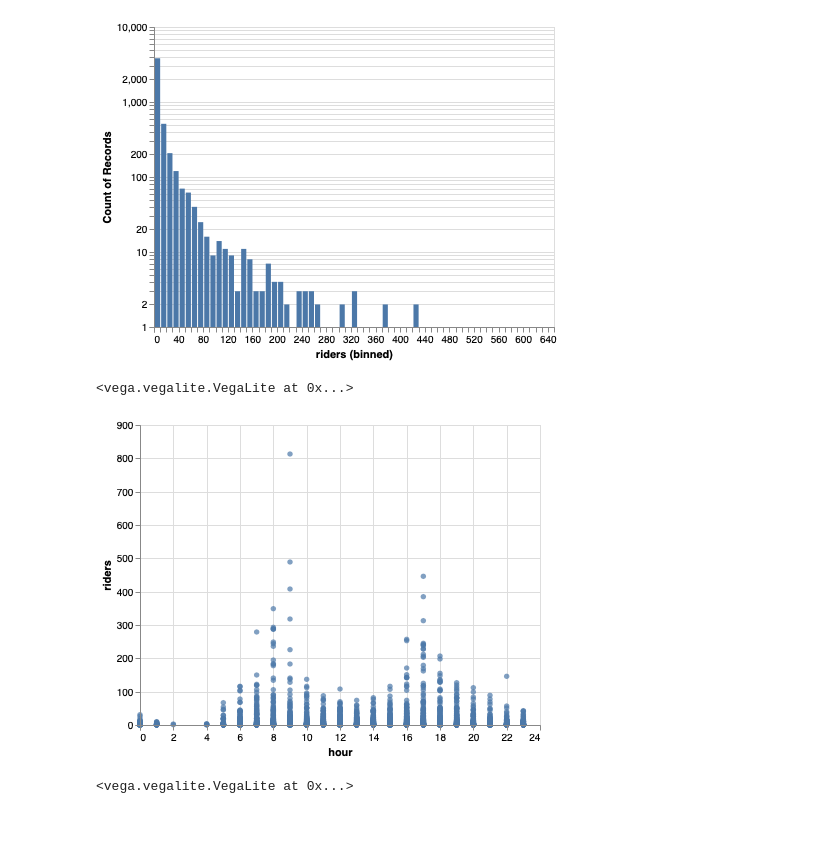
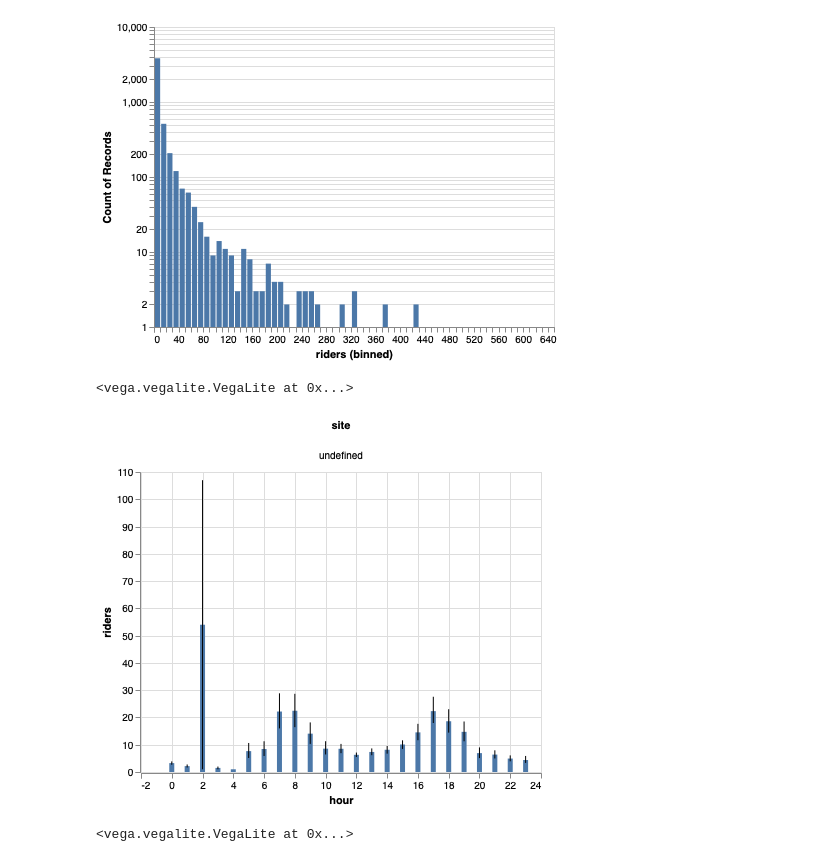
Before and after one commit to audy/bart-analysis, a Jupyter notebook: barts.ipynb, the cells around one changed output. Cells and saved outputs as stored; diff of their text form; code cells hidden in the pictures; blank space fills up the shorter version.

Commit message:
errorbars

```diff
--- a/barts.ipynb
+++ b/barts.ipynb
@@ -53,11 +53,15 @@ alt.Chart(df.sample(5000)).mark_bar().encode(
 # %% [output]
 <vega.vegalite.VegaLite at 0x...>
 [figure]
-# %%
-alt.Chart(df.sample(5000)).mark_circle().encode(x="hour", y="riders")
-# %% [output]
-<vega.vegalite.VegaLite at 0x...>
-[figure, removed]
+# %%
+bars = alt.Chart().mark_bar().encode(x="hour", y="mean(riders)")
+
+error_bars = alt.Chart().mark_errorbar(extent="ci").encode(x="hour", y="riders")
+
+alt.layer(bars, error_bars, data=df.sample(5000)).facet(column="site:N")
+# %% [output]
+<vega.vegalite.VegaLite at 0x...>
+[figure, added]
 # %%
 ser = pd.DataFrame(
     pd.Series(df.groupby("date").apply(lambda x: x.riders.sum()))
```
